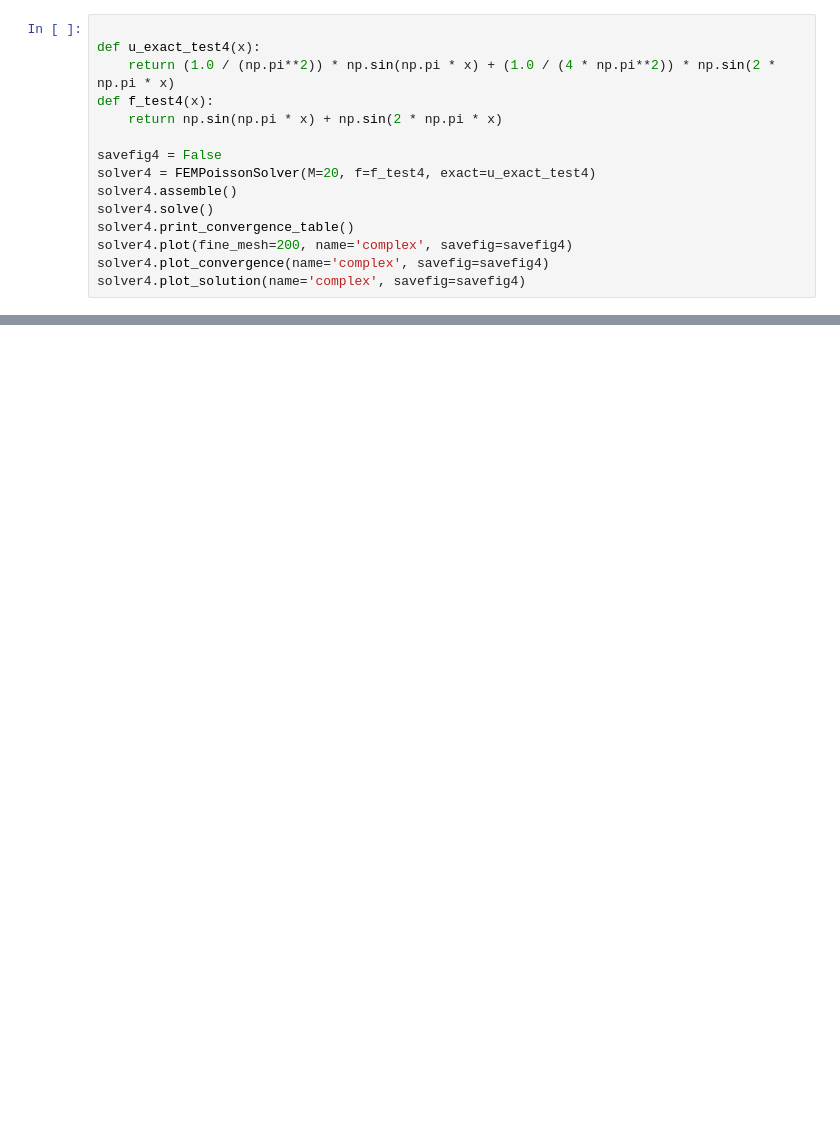
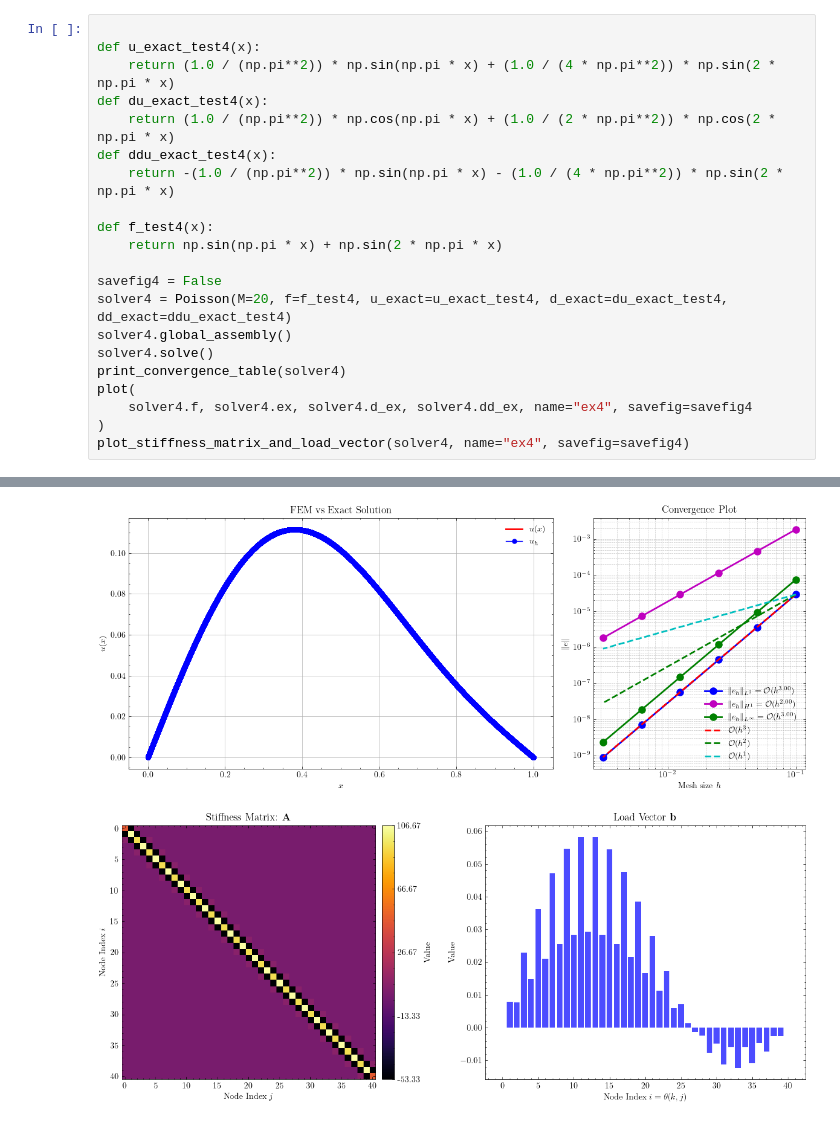
Before and after one commit to TrymSaether/TMA4212-Project-2-FEM, a Jupyter notebook: main.ipynb, the cells around one changed output, grey strips where cells are left out. Cells and saved outputs as stored; diff of their text form; blank space fills up the shorter version.

```diff
--- a/main.ipynb
+++ b/main.ipynb
@@ -141,15 +476,21 @@ Final errors - L2: 9.12e-08, H1: 2.51e-08
 
 def u_exact_test4(x):
     return (1.0 / (np.pi**2)) * np.sin(np.pi * x) + (1.0 / (4 * np.pi**2)) * np.sin(2 * np.pi * x)
+def du_exact_test4(x):
+    return (1.0 / (np.pi**2)) * np.cos(np.pi * x) + (1.0 / (2 * np.pi**2)) * np.cos(2 * np.pi * x)
+def ddu_exact_test4(x):
+    return -(1.0 / (np.pi**2)) * np.sin(np.pi * x) - (1.0 / (4 * np.pi**2)) * np.sin(2 * np.pi * x)
+
 def f_test4(x):
     return np.sin(np.pi * x) + np.sin(2 * np.pi * x)
 
 savefig4 = False
-solver4 = FEMPoissonSolver(M=20, f=f_test4, exact=u_exact_test4)
-solver4.assemble()
+solver4 = Poisson(M=20, f=f_test4, u_exact=u_exact_test4, d_exact=du_exact_test4, dd_exact=ddu_exact_test4)
+solver4.global_assembly()
 solver4.solve()
-solver4.print_convergence_table()
-solver4.plot(fine_mesh=200, name='complex', savefig=savefig4)
-solver4.plot_convergence(name='complex', savefig=savefig4)
-solver4.plot_solution(name='complex', savefig=savefig4)
+print_convergence_table(solver4)
+plot(
+    solver4.f, solver4.ex, solver4.d_ex, solver4.dd_ex, name="ex4", savefig=savefig4
+)
+plot_stiffness_matrix_and_load_vector(solver4, name="ex4", savefig=savefig4)
 # %% [output]
@@ -156,0 +515,2 @@ TypeError: FEMPoissonSolver.__init__() missing 2 required positional arguments:
+[figure, added]
+[figure, added]
```
Also changed, not shown: parts of 13 cells of this notebook, 5 other files.
